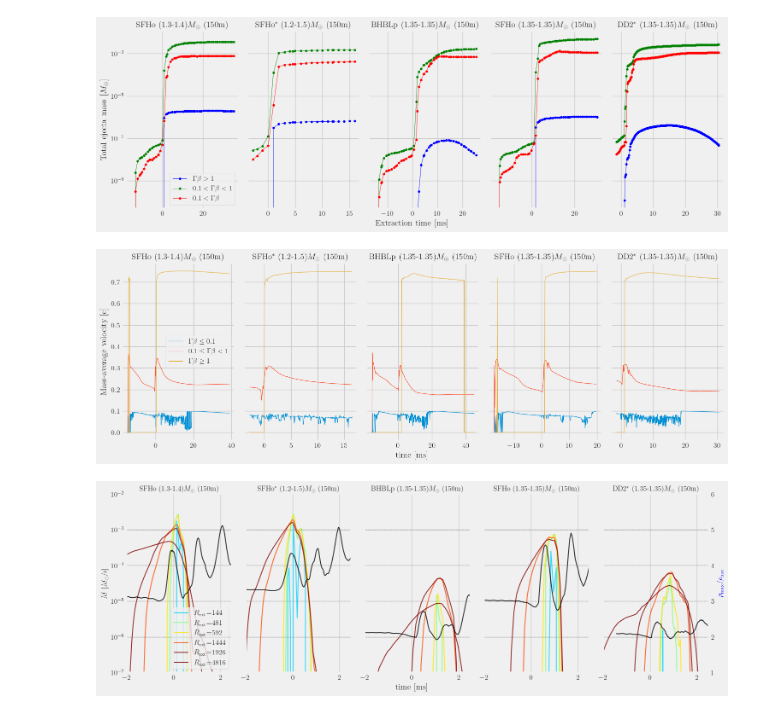
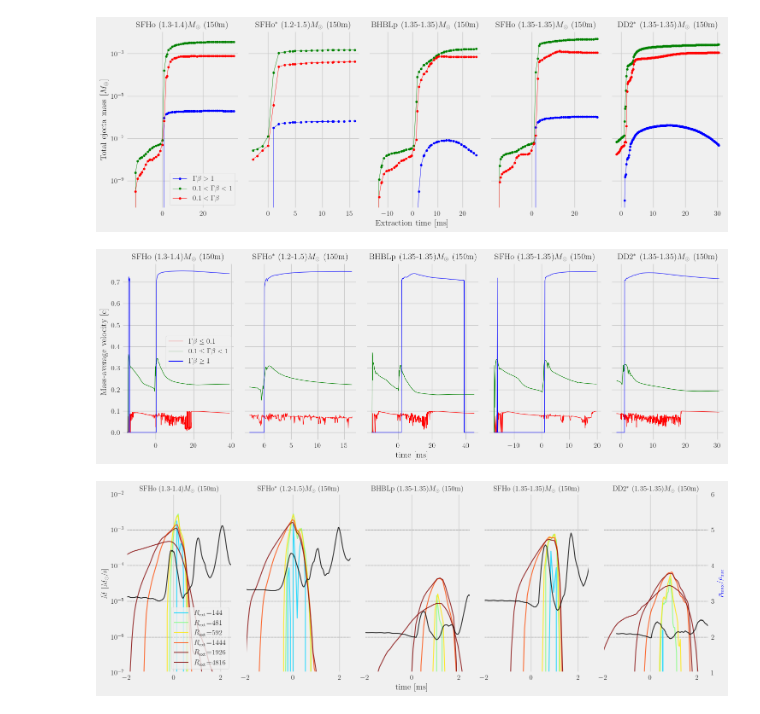
Before and after one commit to vsevolodnedora/PBA_projects, a Jupyter notebook: knafg/knafg_kenta/ejecta_analysis.ipynb, the cells around one changed output. Saved outputs shown, nothing was run; the diff lists cells and outputs as text; code cells hidden in the pictures.

```diff
--- a/knafg/knafg_kenta/ejecta_analysis.ipynb
+++ b/knafg/knafg_kenta/ejecta_analysis.ipynb
@@ -334,37 +331,37 @@ def plot_mdot_vave(sim_dics : [dict]):
 
         df = data.df_mdot
         tmerg = sim_dic["tmerg"]
         times = df["time"]
         times = times - tmerg
 
         ax = axes[i]
-        ax.plot(times, df[f"vave_slow"],color=color_pal[0],label=r"$\Gamma\beta \leq 0.1$", lw=.8)
-        ax.plot(times, df[f"vave_mid"],color=color_pal[1],label=r'$0.1 \leq \Gamma\beta < 1$',lw=.8)
-        ax.plot(times, df[f"vave_fast"],color=color_pal[2],label=r'$\Gamma\beta \geq 1$', lw=.8)
+        ax.plot(times, df[f"vave_slow"],color="red",label=r"$\Gamma\beta \leq 0.1$", lw=.8)
+        ax.plot(times, df[f"vave_mid"],color="green",label=r'$0.1 \leq \Gamma\beta < 1$',lw=.8)
+        ax.plot(times, df[f"vave_fast"],color="blue",label=r'$\Gamma\beta \geq 1$', lw=.8)
         # ax.set_yscale("log")
         if i == 0:
             ax.legend(loc="best",fontsize=12)
             ax.set_ylabel("Mass-average velocity [c]", fontsize=14)
         # ax.set_xlabel("time [ms]", fontsize=14)
         # ax.set_ylabel("Mass-average velocity [c]", fontsize=14)
         # ax.set_ylim(1e-9,1e-2)
         ax.tick_params(labelsize=12)
 
         ax.set_title(sim_dic['label'], fontsize=14)#(r"$\langle \upsilon \rangle$"+f" for {sim_dic['label']}")
 
     plt.tight_layout()
     fig.text(0.5, 0.001, "time [ms]", fontsize=14, ha='center')
     plt.savefig(figs+f"vave.png",dpi=256)
     plt.savefig(pdfs+f"vave.pdf")
     plt.show()
 plot_mdot_vave(sim_dics=[SIMULATIONS["SFHo_13_14_res150"],
                          SIMULATIONS["SFHo_12_15_res150_B15_HLLD"],
                          SIMULATIONS["BHBLp_135_135_res150"],
                          SIMULATIONS["SFHo_135_135_res150_new"],
                          SIMULATIONS["DD2_135_135_res150"]
                          ])
 # %% [output]
-[figure, old version]
+[figure, new version]
 # %%
 # Definition of a retarded time for ejecta mass flux
 def get_tret(r : float, vinf_ave0 : float =.7) -> float:
```
Also changed, not shown: parts of 10 cells of this notebook, 2 other files.
